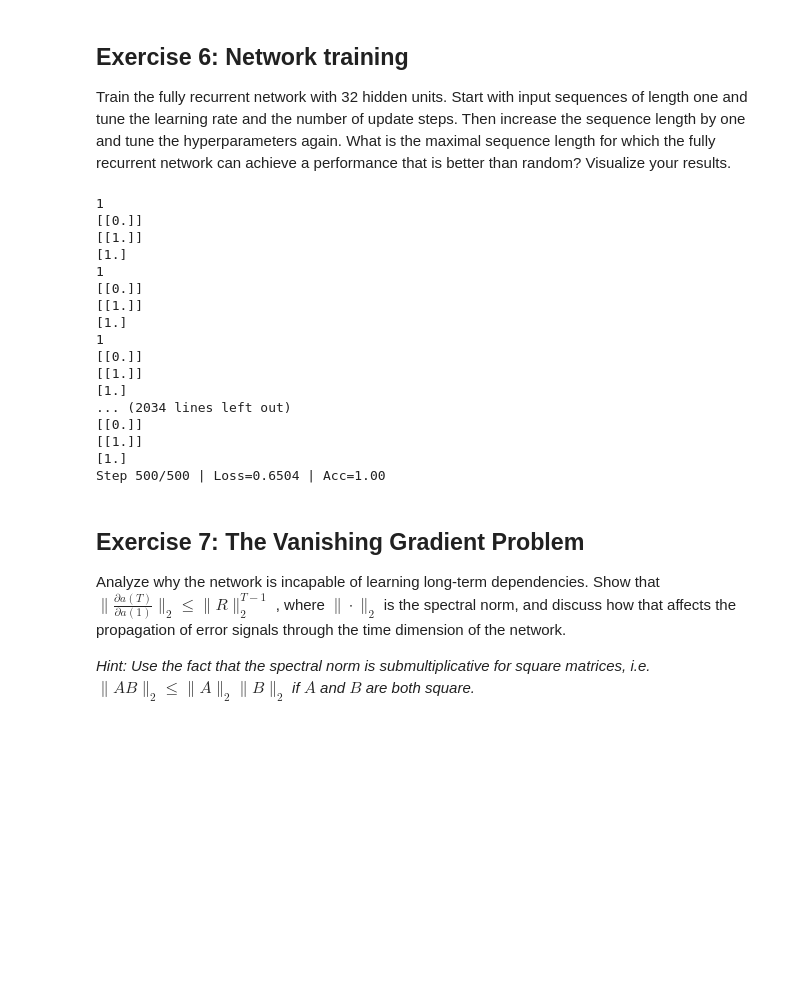
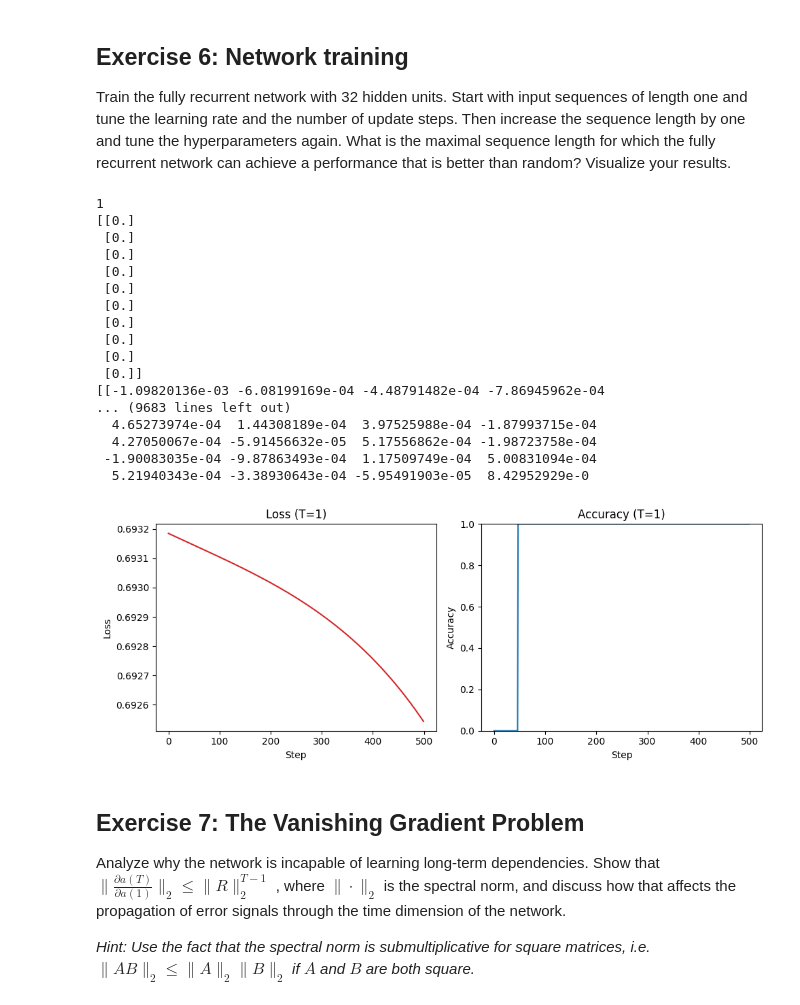
Before and after one commit to luki852/Master_AI, a Jupyter notebook: 1st_Semester/UE_LSTM/A2_Lukas_Steu_k51843919.ipynb, the cells around one changed output. Drawn from its saved outputs; the diff is of its cells as text; code cells hidden in the pictures; blank space fills up the shorter version.

```diff
--- a/1st_Semester/UE_LSTM/A2_Lukas_Steu_k51843919.ipynb
+++ b/1st_Semester/UE_LSTM/A2_Lukas_Steu_k51843919.ipynb
@@ -367,50 +346,51 @@ def train_network(T=1, eta=0.01, steps=500, hidden_units=32):
 
     return model, np.array(losses), np.array(accs)
 
 
 # ----- PLOT FUNCTION -----
 def plot_training(losses, accs, T):
     plt.figure(figsize=(10,4))
 
     plt.subplot(1,2,1)
     plt.plot(losses, color="tab:red")
     plt.title(f"Loss (T={T})")
     plt.xlabel("Step")
     plt.ylabel("Loss")
 
     plt.subplot(1,2,2)
     plt.plot(accs, color="tab:blue")
     plt.title(f"Accuracy (T={T})")
     plt.xlabel("Step")
     plt.ylabel("Accuracy")
     plt.ylim(0,1)
 
     plt.tight_layout()
     plt.show()
 
 
 
 # --- Kurzes Training für T=1 ---
-model, losses, accs = train_network(T=1, eta=0.01, steps=500, hidden_units=32)
+model, losses, accs = train_network(T=10, eta=0.01, steps=500, hidden_units=32)
 plot_training(losses, accs, T=1)
 # %% [output]
 1
-[[0.]]
-[[1.]]
-[1.]
-1
-[[0.]]
-[[1.]]
-[1.]
-1
-[[0.]]
-[[1.]]
-[1.]
-... (2034 lines left out)
-[[0.]]
-[[1.]]
-[1.]
-Step 500/500 | Loss=0.6504 | Acc=1.00
+[[0.]
+ [0.]
+ [0.]
+ [0.]
+ [0.]
+ [0.]
+ [0.]
+ [0.]
+ [0.]
+ [0.]]
+[[-1.09820136e-03 -6.08199169e-04 -4.48791482e-04 -7.86945962e-04
+... (9683 lines left out)
+  4.65273974e-04  1.44308189e-04  3.97525988e-04 -1.87993715e-04
+  4.27050067e-04 -5.91456632e-05  5.17556862e-04 -1.98723758e-04
+ -1.90083035e-04 -9.87863493e-04  1.17509749e-04  5.00831094e-04
+  5.21940343e-04 -3.38930643e-04 -5.95491903e-05  8.42952929e-0
+[figure, added]
 # %% [markdown]
 ## Exercise 7: The Vanishing Gradient Problem
 
```
Also changed, not shown: parts of 3 cells of this notebook, 2 other files.
